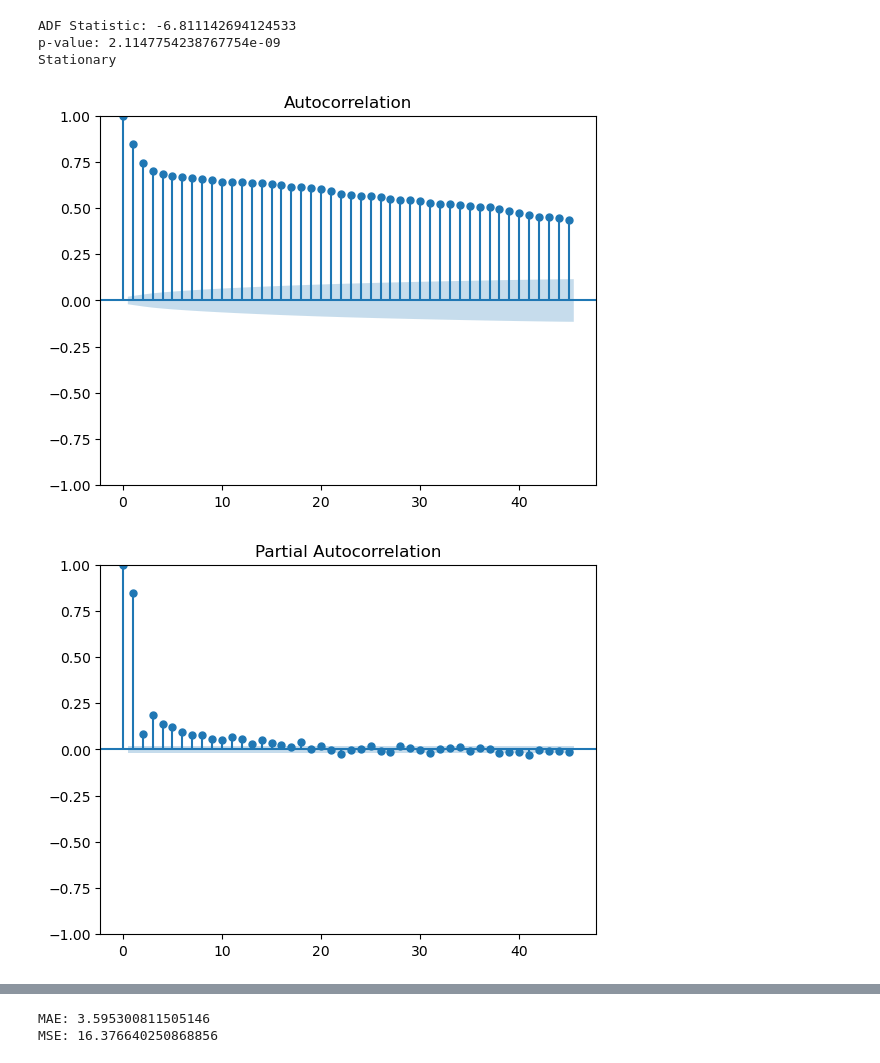
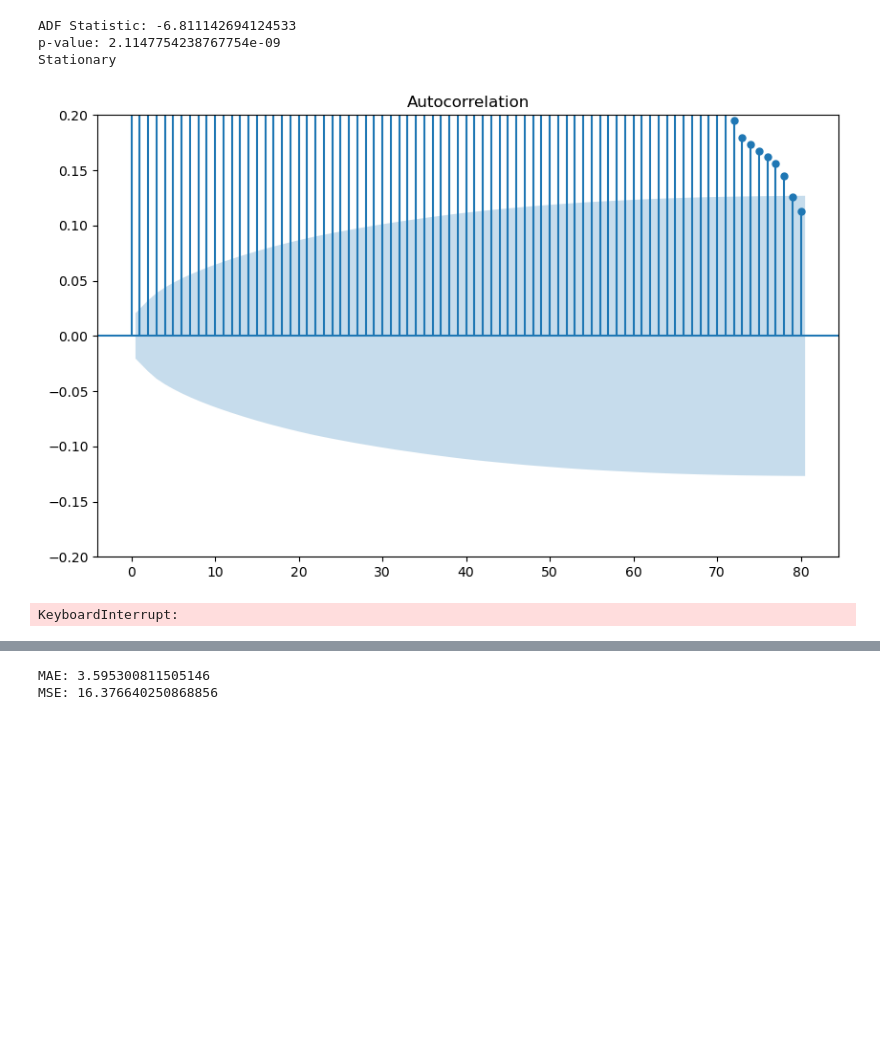
Before and after one commit to comp484-IntroToAI/semester-project-bram-long, a Jupyter notebook: Sarima-notebook.ipynb, the cells around one changed output, grey strips where cells are left out. Drawn from its saved outputs; the diff is of its cells as text; code cells hidden in the pictures; blank space fills up the shorter version.

```diff
--- a/Sarima-notebook.ipynb
+++ b/Sarima-notebook.ipynb
@@ -45,14 +45,39 @@ check_stationarity(daily_maxtemp['actual_max_temp'])
 ADF Statistic: -6.811142694124533
 p-value: 2.1147754238767754e-09
 Stationary
-# %%
-# Plot ACF and PACF
-plot_acf(daily_maxtemp, lags=45)
-plot_pacf(daily_maxtemp, lags=45)
-plt.show()
-# %% [output]
-[figure, removed]
-[figure, removed]
+# %%
+# Plot ACF and PACF
+fig, ax = plt.subplots(figsize=(10, 6))
+
+plot_acf(daily_maxtemp, lags=80, ax=ax)
+
+
+# Plot PACF
+# plot_pacf(daily_maxtemp, lags=370, ax=ax)
+
+# Zoom in on the confidence intervals by adjusting the y-axis limits
+# You can change the value below to zoom in further or adjust as needed
+ax.set_ylim(-0.2, 0.2)
+
+plt.show()
+plt.show()
+from statsmodels.tsa.stattools import pacf
+pacf_values = pacf(daily_maxtemp, nlags=800)
+
+lags_subset = np.arange(720, 740)
+pacf_subset = pacf_values[720:740]
+
+# Plot the PACF values for lags 360 to 370
+plt.figure(figsize=(10, 6))
+plt.stem(lags_subset, pacf_subset)
+plt.title("PACF for Lags 360 to 370")
+plt.xlabel("Lag")
+plt.ylabel("PACF")
+plt.grid(True)
+plt.show()
+# %% [output]
+[figure, added]
+KeyboardInterrupt:
 # %%
 # Define SARIMA parameters
 p, d, q = 1, 0, 1
```
Also changed, not shown: parts of 2 cells of this notebook, 2 other files.
